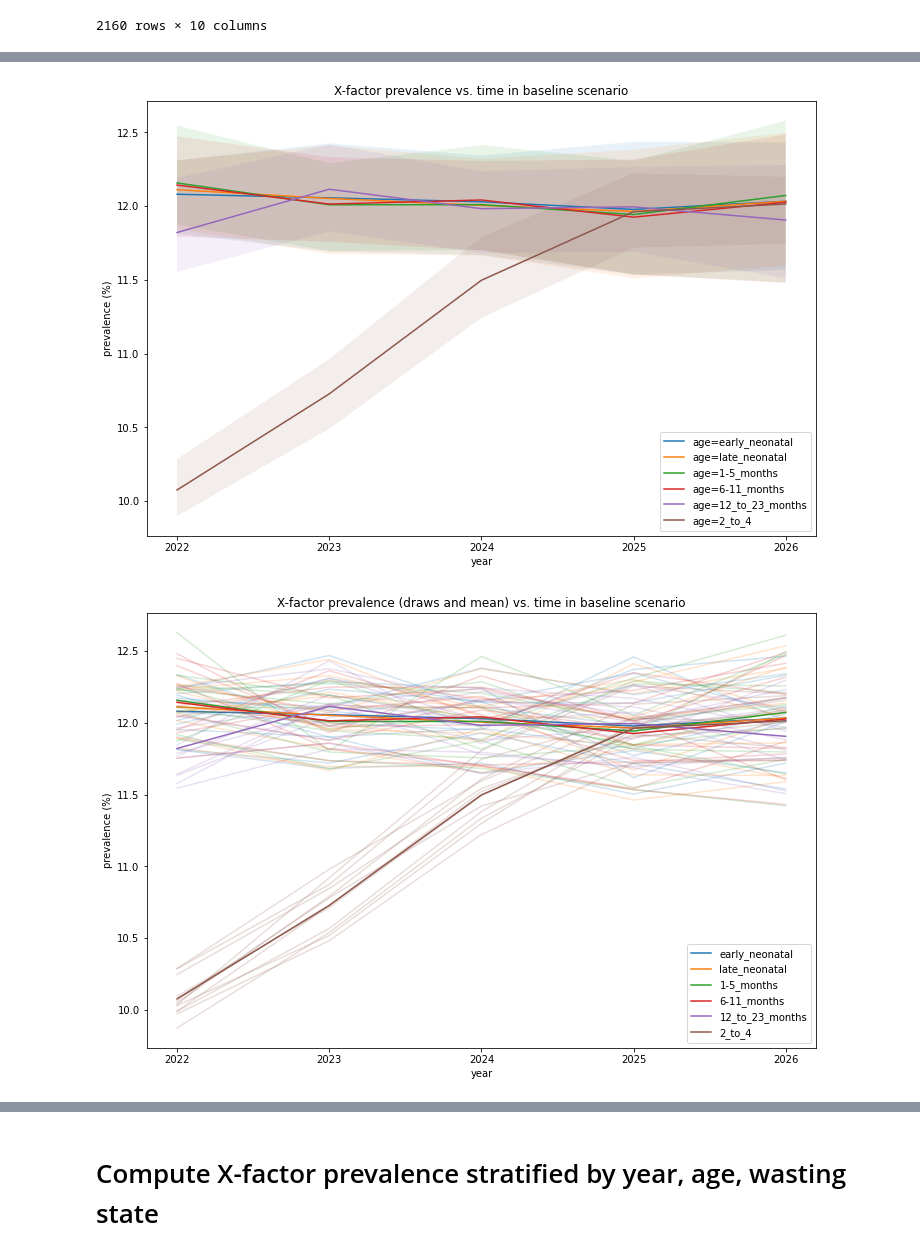
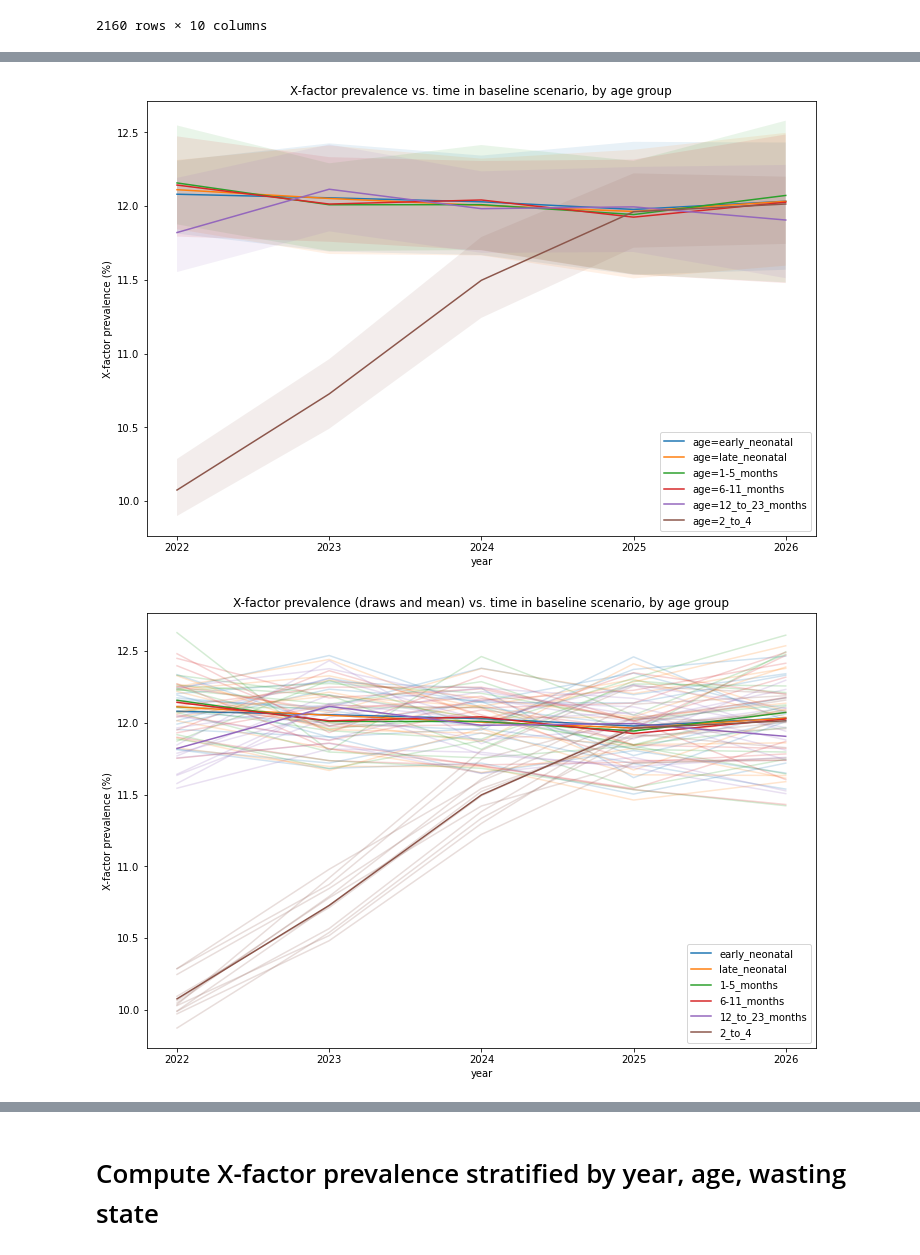
Before and after one commit to ihmeuw/vivarium_research_ciff_sam, a Jupyter notebook: model_validation/model4/2021_11_05b_v4.5.3_vv_x_factor_prevalence_and_load_model_spec_yaml.ipynb, the cells around one changed output, grey strips where cells are left out. Drawn from its saved outputs; the diff is of its cells as text; code cells hidden in the pictures.

Commit message:
rerun x-factor prevalence notebook, clean it up even more, and add explanatory comments

```diff
--- a/model_validation/model4/2021_11_05b_v4.5.3_vv_x_factor_prevalence_and_load_model_spec_yaml.ipynb
+++ b/model_validation/model4/2021_11_05b_v4.5.3_vv_x_factor_prevalence_and_load_model_spec_yaml.ipynb
@@ -134,20 +135,20 @@ figs[title] = fig
 # %%
 fig, ax = plt.subplots(figsize=(12,8))
 title = "X-factor prevalence vs. time in baseline scenario, by age group"
-fig = csp.plot_over_time_by_column(
+csp.plot_over_time_by_column(
     x_factor_prevalence.query("scenario=='baseline' and x_factor=='cat1'"),
     'age',
     'X-factor prevalence (%)',
     title,
     True
 )
-figs['x_factor_prevalence_with_uncertainty_by_age_group_in_baseline'] = fig
+figs[title] = fig
 # %% [output]
-[figure, old version]
+[figure, new version]
 # %%
 fig, ax = plt.subplots(figsize=(12,8))
 title = "X-factor prevalence (draws and mean) vs. time in baseline scenario, by age group"
-fig = csp.plot_draws_over_time_by_age(
+csp.plot_draws_over_time_by_age(
     x_factor_prevalence.query("scenario=='baseline' and x_factor=='cat1'"),
     'X-factor prevalence (%)',
     title,
@@ -155,5 +156,5 @@ fig = csp.plot_draws_over_time_by_age(
 # figs['x_factor_prevalence_draws_by_age_group_in_baseline'] = fig
 figs[title] = fig
 # %% [output]
-[figure, old version]
+[figure, new version]
 # %%
```
Also changed, not shown: parts of 18 cells of this notebook.
